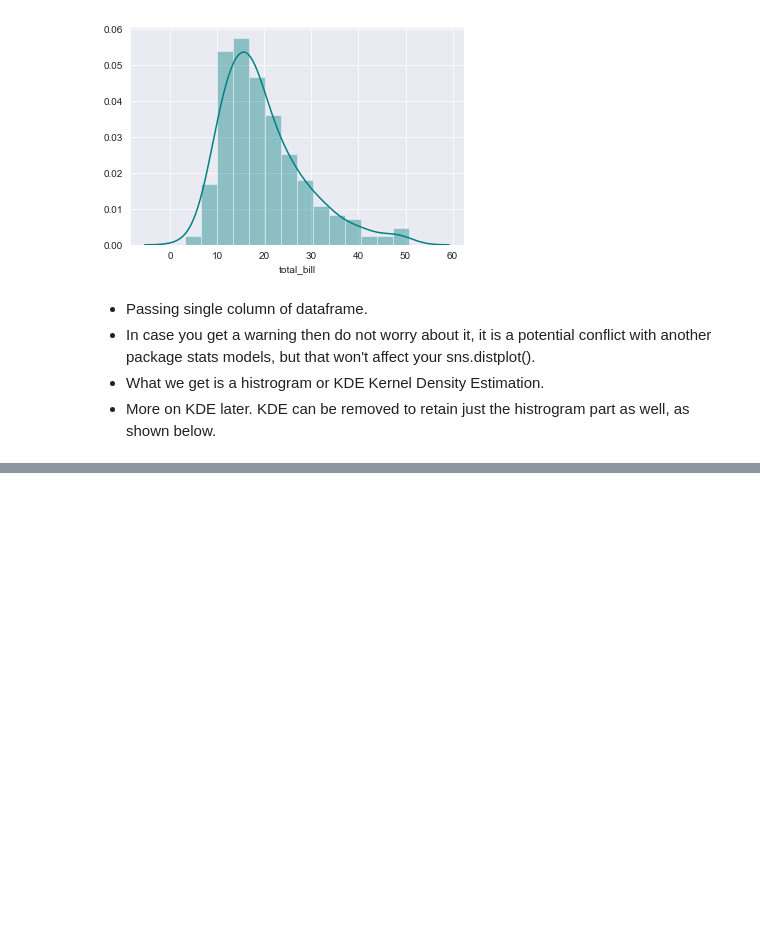
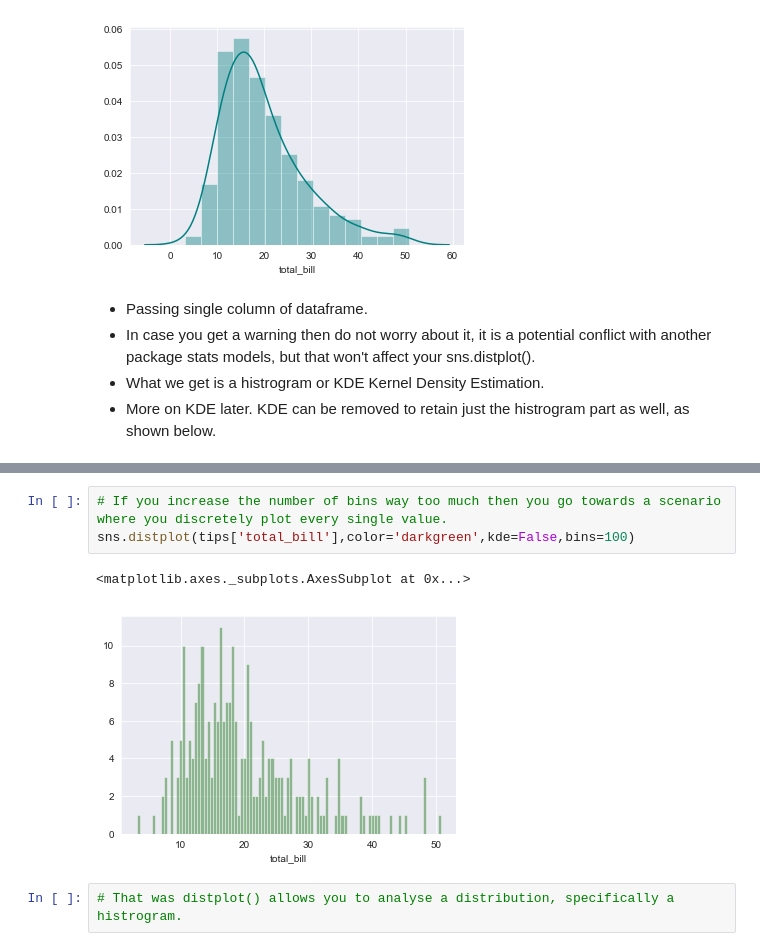
Before and after one commit to AnmolTomer/ml_bootcamp_udemy, a Jupyter notebook: 09. Data Visualization - Seaborn/9.1 Distribution Plots.ipynb, the cells around one changed output, grey strips where cells are left out. Saved outputs shown, nothing was run; the diff lists cells and outputs as text; blank space fills up the shorter version.

```diff
--- a/09. Data Visualization - Seaborn/9.1 Distribution Plots.ipynb
+++ b/09. Data Visualization - Seaborn/9.1 Distribution Plots.ipynb
@@ -67,0 +97,8 @@ sns.distplot(tips['total_bill'],color='purple',kde=False)
+# %%
+# If you increase the number of bins way too much then you go towards a scenario where you discretely plot every single value.
+sns.distplot(tips['total_bill'],color='darkgreen',kde=False,bins=100)
+# %% [output]
+<matplotlib.axes._subplots.AxesSubplot at 0x...>
+[figure, added]
+# %%
+# That was distplot() allows you to analyse a distribution, specifically a histrogram.
```
Also changed, not shown: parts of 30 cells of this notebook.
